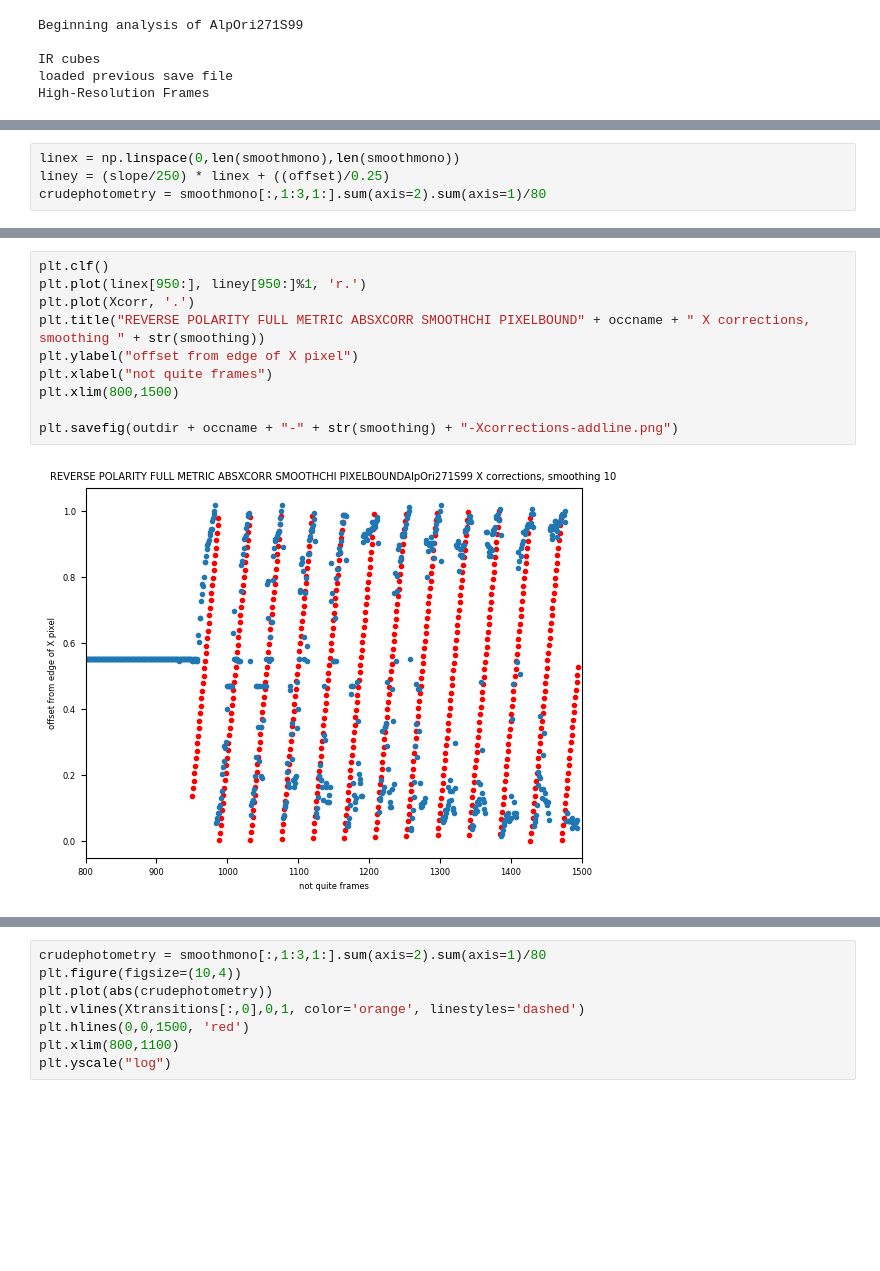
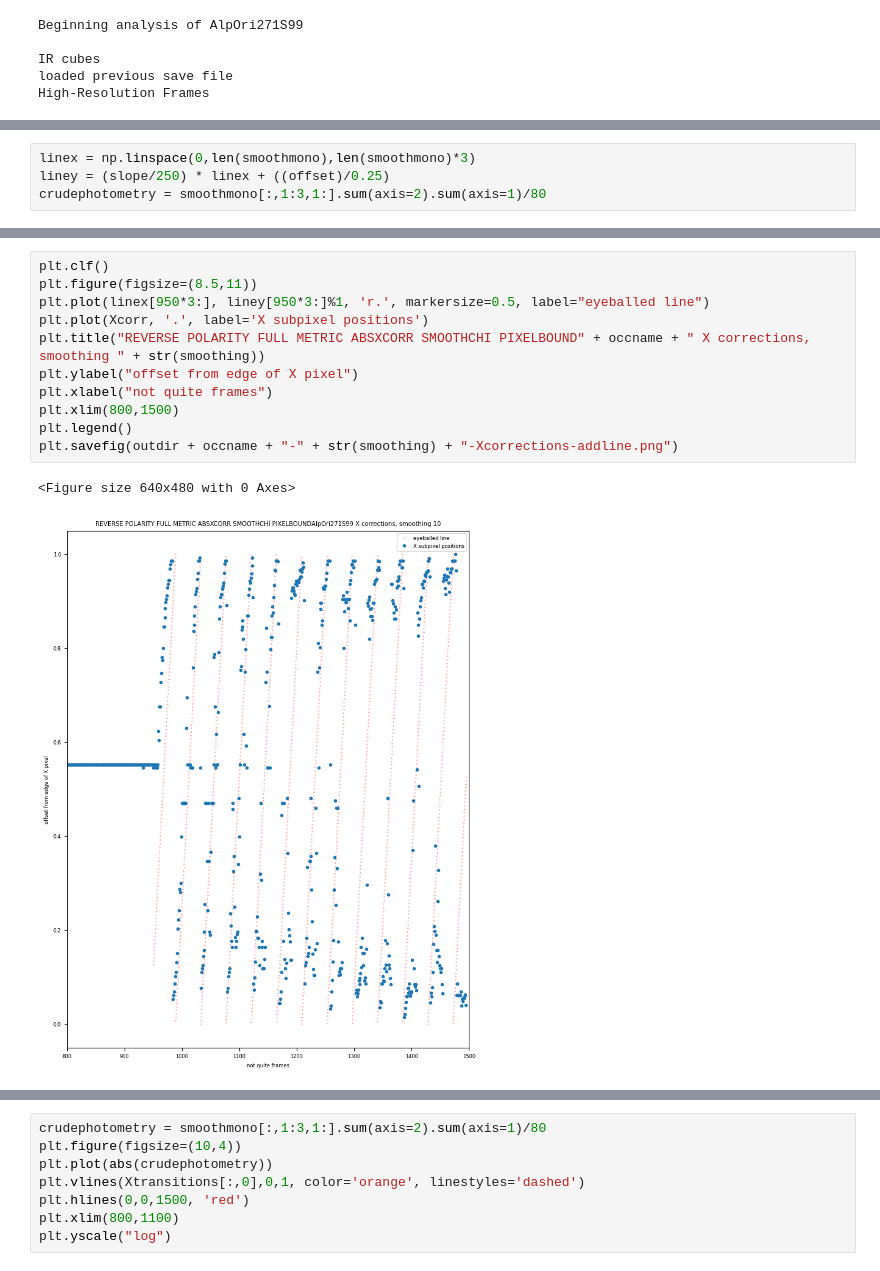
Before and after one commit to AnIndefiniteArticle/slapvisos, a Jupyter notebook: Untitled.ipynb, the cells around one changed output, grey strips where cells are left out. Drawn from its saved outputs; the diff is of its cells as text; blank space fills up the shorter version.

```diff
--- a/Untitled.ipynb
+++ b/Untitled.ipynb
@@ -80,5 +80,5 @@ row shape (1495, 1, 16)
 # %%
-linex = np.linspace(0,len(smoothmono),len(smoothmono))
+linex = np.linspace(0,len(smoothmono),len(smoothmono)*3)
 liney = (slope/250) * linex + ((offset)/0.25)
 crudephotometry = smoothmono[:,1:3,1:].sum(axis=2).sum(axis=1)/80
 # %%
@@ -142,12 +139,14 @@ Text(0.5, 1.0, 'What is the actual max')
 # %%
 plt.clf()
-plt.plot(linex[950:], liney[950:]%1, 'r.')
-plt.plot(Xcorr, '.')
+plt.figure(figsize=(8.5,11))
+plt.plot(linex[950*3:], liney[950*3:]%1, 'r.', markersize=0.5, label="eyeballed line")
+plt.plot(Xcorr, '.', label='X subpixel positions')
 plt.title("REVERSE POLARITY FULL METRIC ABSXCORR SMOOTHCHI PIXELBOUND" + occname + " X corrections, smoothing " + str(smoothing))
 plt.ylabel("offset from edge of X pixel")
 plt.xlabel("not quite frames")
 plt.xlim(800,1500)
-
+plt.legend()
 plt.savefig(outdir + occname + "-" + str(smoothing) + "-Xcorrections-addline.png")
 # %% [output]
+<Figure size 640x480 with 0 Axes>
-[figure, old version]
+[figure, new version]
```
Also changed, not shown: parts of 13 cells of this notebook, 1 other file.
